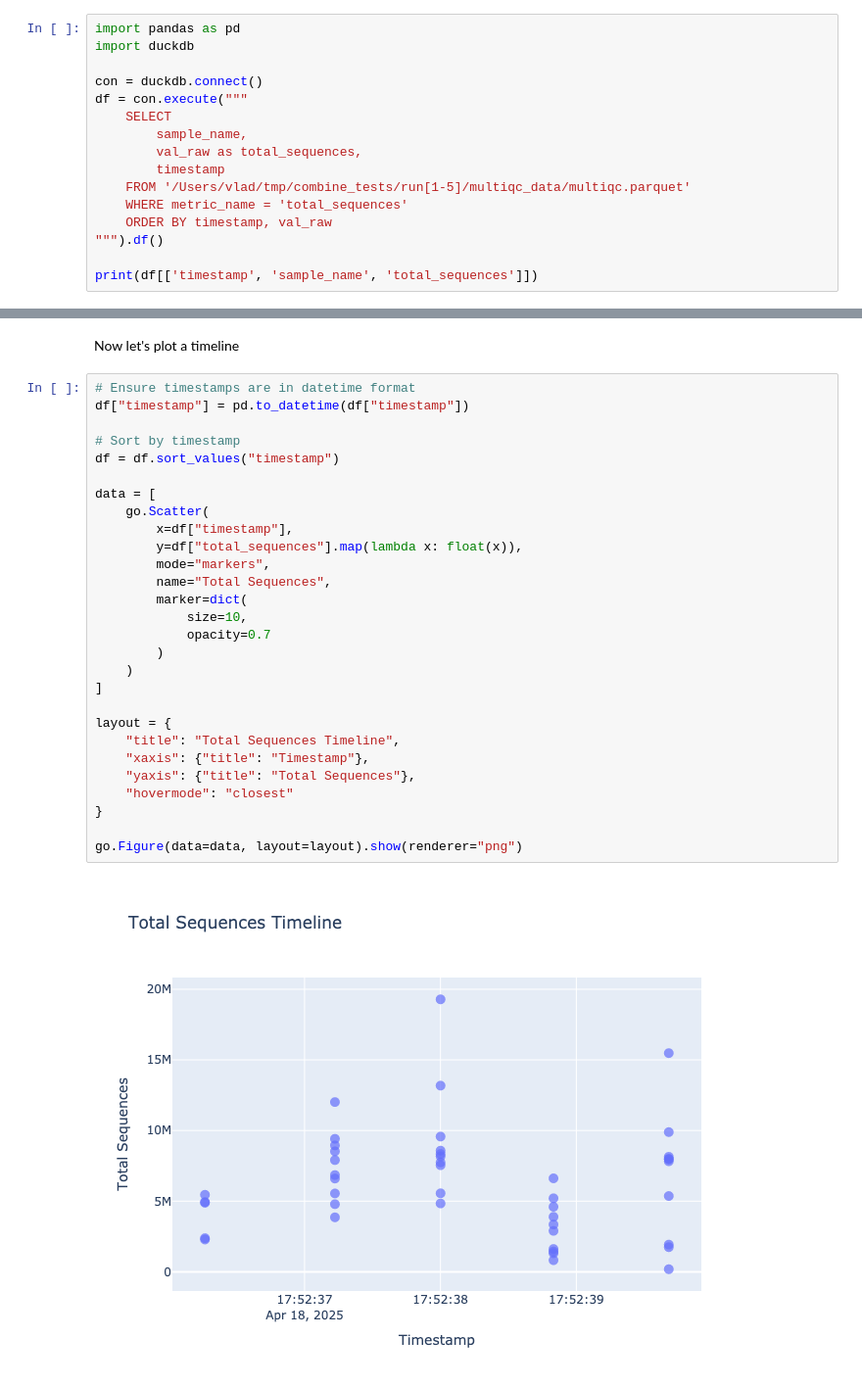
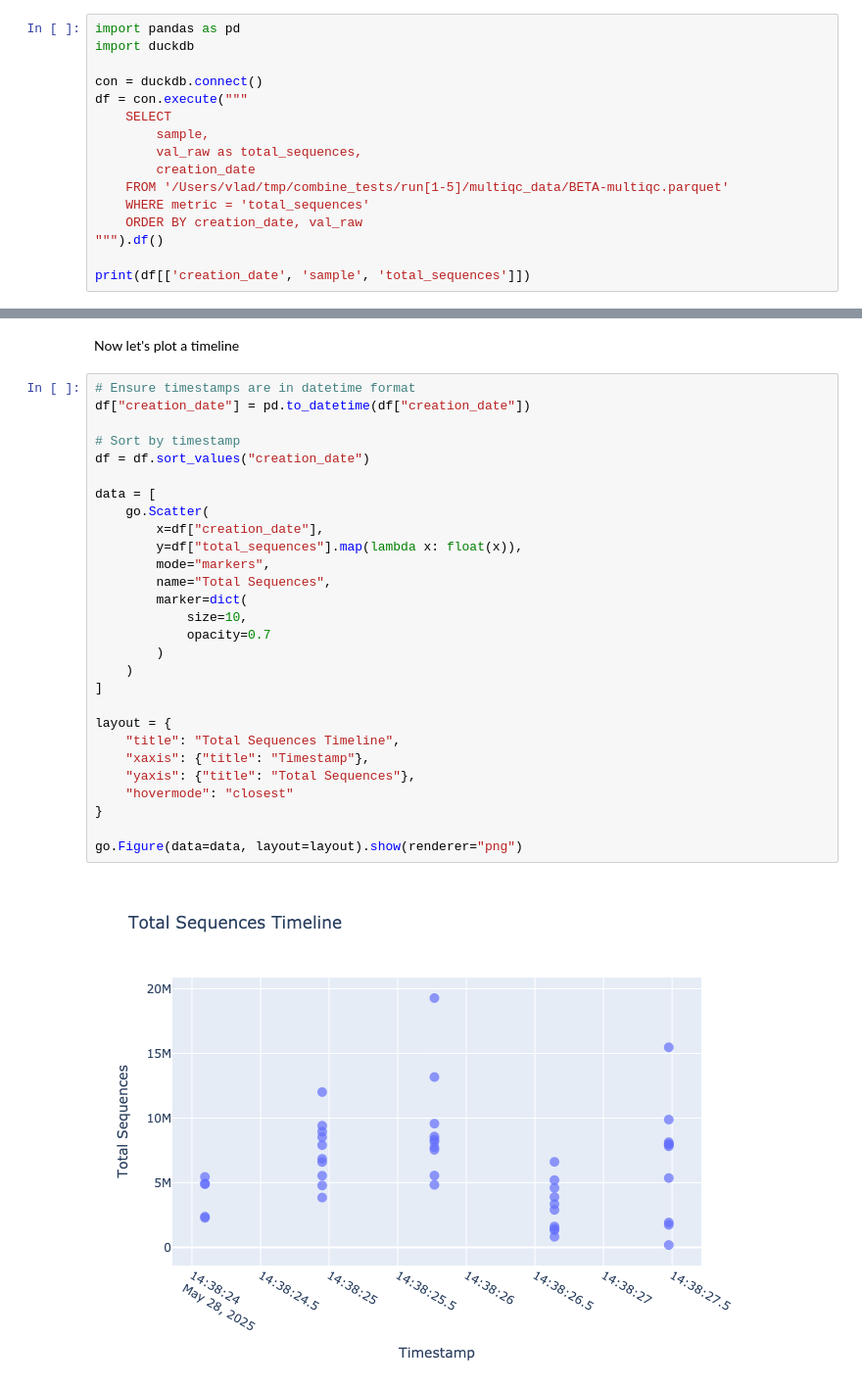
Before and after one commit to MultiQC/example-timeline, a Jupyter notebook: timeline.ipynb, the cells around one changed output, grey strips where cells are left out. Shown at 98% size. Cells and saved outputs as stored; diff of their text form.

```diff
--- a/timeline.ipynb
+++ b/timeline.ipynb
@@ -50,13 +235,13 @@ import duckdb
 con = duckdb.connect()
 df = con.execute("""
     SELECT
-        sample_name,
+        sample,
         val_raw as total_sequences,
-        timestamp
-    FROM '/Users/vlad/tmp/combine_tests/run[1-5]/multiqc_data/multiqc.parquet'
-    WHERE metric_name = 'total_sequences'
-    ORDER BY timestamp, val_raw
+        creation_date
+    FROM '/Users/vlad/tmp/combine_tests/run[1-5]/multiqc_data/BETA-multiqc.parquet'
+    WHERE metric = 'total_sequences'
+    ORDER BY creation_date, val_raw
 """).df()
 
-print(df[['timestamp', 'sample_name', 'total_sequences']])
+print(df[['creation_date', 'sample', 'total_sequences']])
 # %% [output]
@@ -103,31 +288,31 @@ go.Figure(data=data, layout=layout).show(renderer="png")
 Now let's plot a timeline
 # %%
 # Ensure timestamps are in datetime format
-df["timestamp"] = pd.to_datetime(df["timestamp"])
+df["creation_date"] = pd.to_datetime(df["creation_date"])
 
 # Sort by timestamp
-df = df.sort_values("timestamp")
+df = df.sort_values("creation_date")
 
 data = [
     go.Scatter(
-        x=df["timestamp"],
+        x=df["creation_date"],
         y=df["total_sequences"].map(lambda x: float(x)),
         mode="markers",
         name="Total Sequences",
         marker=dict(
             size=10,
             opacity=0.7
         )
     )
 ]
 
 layout = {
     "title": "Total Sequences Timeline",
     "xaxis": {"title": "Timestamp"},
     "yaxis": {"title": "Total Sequences"},
     "hovermode": "closest"
 }
 
 go.Figure(data=data, layout=layout).show(renderer="png")
 # %% [output]
-[figure, old version]
+[figure, new version]
```
Also changed, not shown: parts of 12 cells of this notebook, 1 other file.
